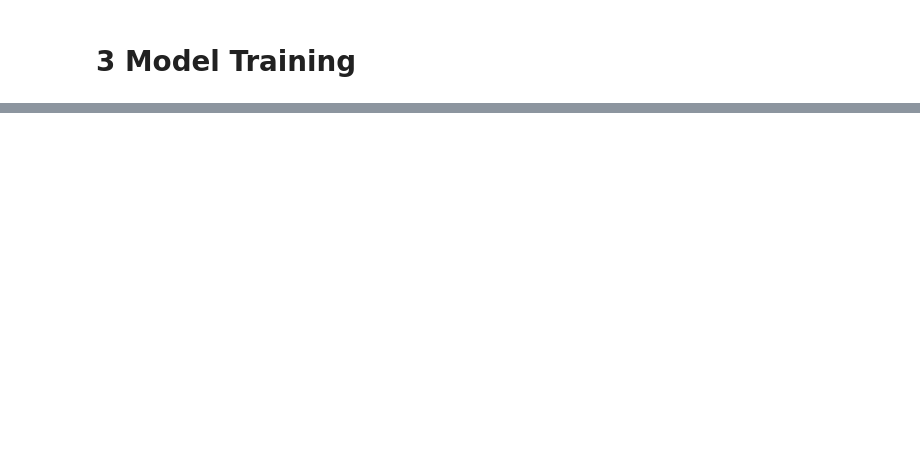
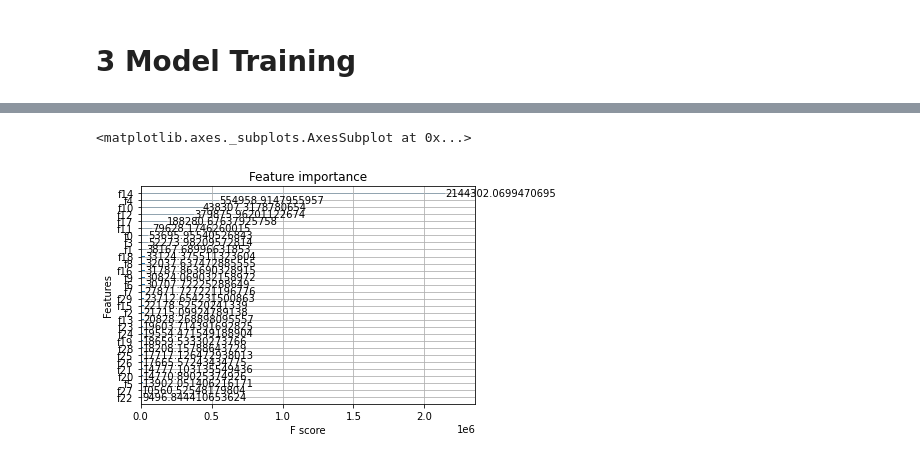
Before and after one commit to huangcoder/python, a Jupyter notebook: Credit_card_fraud_detection.ipynb, the cells around one changed output, grey strips where cells are left out. Drawn from its saved outputs; the diff is of its cells as text; code cells hidden in the pictures; blank space fills up the shorter version.

```diff
--- a/Credit_card_fraud_detection.ipynb
+++ b/Credit_card_fraud_detection.ipynb
@@ -74,5 +144,5 @@ import lightgbm as lgb
 # %%
-df=pd.read_csv("creditcard.csv")
+df=pd.read_csv("/content/drive/MyDrive/creditcard.csv")
 df.head()  ##Return the first 5 rows
 # %% [output]
 |  | Time | V1 | V2 | V3 | V4 | V5 | V6 | V7 | V8 | V9 | V10 | ... |
@@ -253,0 +420,9 @@ weighted avg       1.00      1.00      1.00     85443
+# %%
+X = df.drop(columns = 'Class')
+y = df['Class']
+#Split data into train and test
+X_train, X_test, y_train, y_test = train_test_split(X.values, y.values, stratify=y, test_size = 0.25, random_state = 1)
+sm = SMOTE(random_state = 1)
+X_train_sm, y_train_sm = sm.fit_sample(X_train, y_train)
+X_test_sm = np.array(X_test)
+y_test_sm = np.array(y_test)
@@ -253,0 +500,3 @@ weighted avg       1.00      1.00      1.00     85443
+# %%
+xgb_test = XGBC
+xgb_test.fit(X_train_sm, y_train_sm)
@@ -253,0 +512,5 @@ weighted avg       1.00      1.00      1.00     85443
+# %%
+xgb.plot_importance(xgb_test,max_num_features=30,importance_type='total_gain')
+# %% [output]
+<matplotlib.axes._subplots.AxesSubplot at 0x...>
+[figure, added]
```
Also changed, not shown: parts of 104 cells of this notebook.
